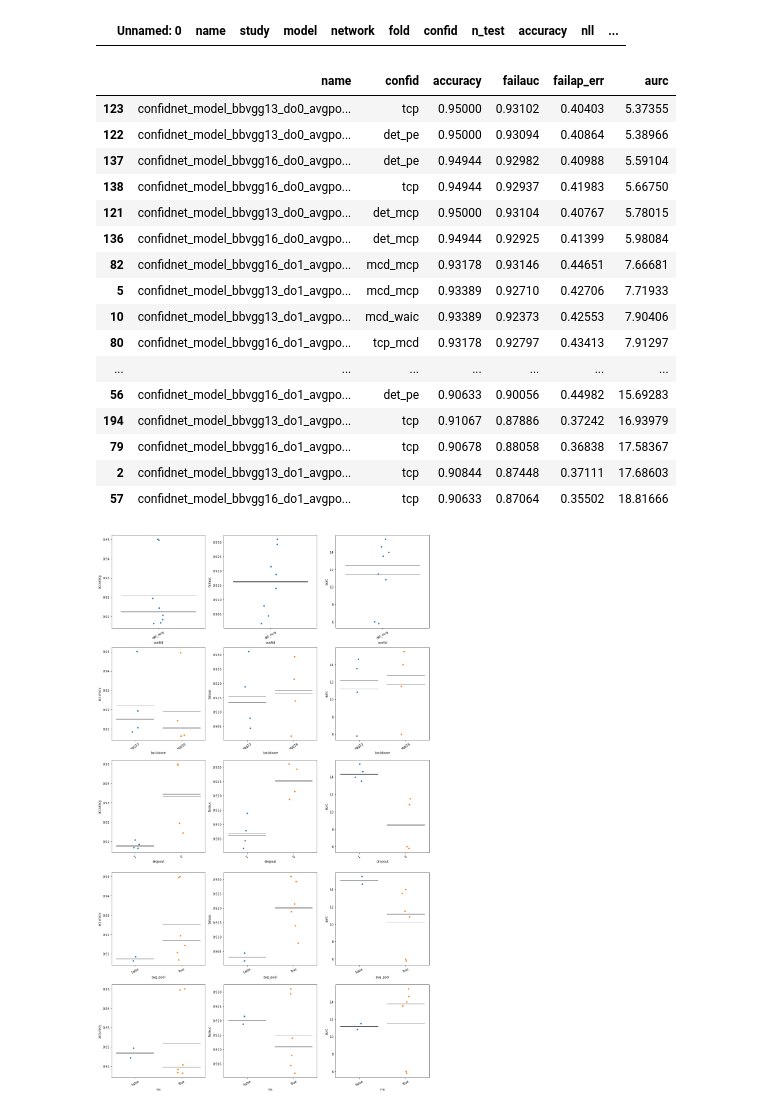
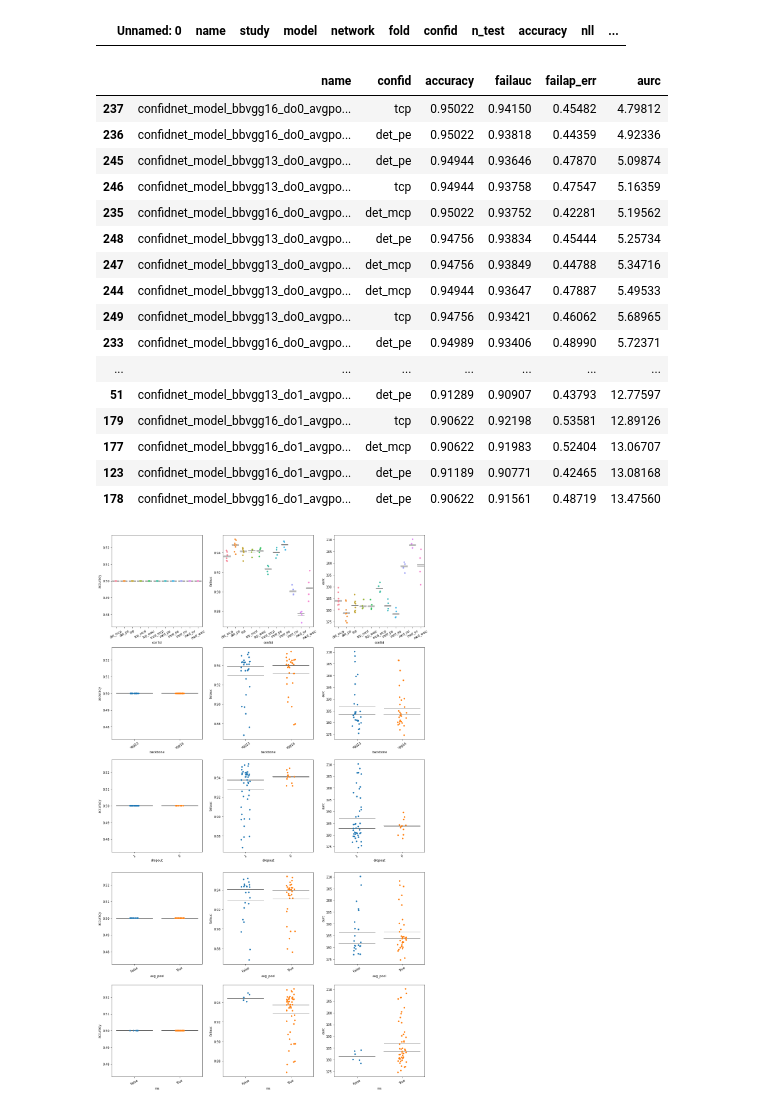
Before and after one commit to IML-DKFZ/fd-shifts, a Jupyter notebook: notebooks/dropout_ms_sweep.ipynb, the cells around one changed output. Drawn from its saved outputs; the diff is of its cells as text; code cells hidden in the pictures.

```diff
--- a/notebooks/dropout_ms_sweep.ipynb
+++ b/notebooks/dropout_ms_sweep.ipynb
@@ -43,7 +43,7 @@ df.groupby("study").count()
 | new_class_study_tinyimagenet_resi... | 56 | 56 | 56 | 56 | 56 | 56 | 56 | 56 | 0 | 0 | ... |
 | new_class_study_tinyimagenet_resi... | 56 | 56 | 56 | 56 | 56 | 56 | 56 | 56 | 0 | 0 | ... |
 # %%
-df_clean = df.drop_duplicates(subset=["name", "study", "model", "network", "confid"])
+df_clean = df.drop_duplicates(subset=["name", "study", "model", "network", "confid"], keep="last")
 # %%
 len(df_clean)
 # %% [output]
@@ -75,22 +75,22 @@ pd.set_option('display.max_colwidth', -1)
 df[(df.study == "iid_study") & ~(df.name.str.contains("det"))][["name", "confid", "accuracy", "failauc", "failap_err", "aurc"]].sort_values(by="aurc", ascending=True)
 # %% [output]
 |  | name | confid | accuracy | failauc | failap_err | aurc |
-| 123 | confidnet_model_bbvgg13_do0_avgpo... | tcp | 0.95000 | 0.93102 | 0.40403 | 5.37355 |
-| 122 | confidnet_model_bbvgg13_do0_avgpo... | det_pe | 0.95000 | 0.93094 | 0.40864 | 5.38966 |
-| 137 | confidnet_model_bbvgg16_do0_avgpo... | det_pe | 0.94944 | 0.92982 | 0.40988 | 5.59104 |
-| 138 | confidnet_model_bbvgg16_do0_avgpo... | tcp | 0.94944 | 0.92937 | 0.41983 | 5.66750 |
-| 121 | confidnet_model_bbvgg13_do0_avgpo... | det_mcp | 0.95000 | 0.93104 | 0.40767 | 5.78015 |
-| 136 | confidnet_model_bbvgg16_do0_avgpo... | det_mcp | 0.94944 | 0.92925 | 0.41399 | 5.98084 |
-| 82 | confidnet_model_bbvgg16_do1_avgpo... | mcd_mcp | 0.93178 | 0.93146 | 0.44651 | 7.66681 |
-| 5 | confidnet_model_bbvgg13_do1_avgpo... | mcd_mcp | 0.93389 | 0.92710 | 0.42706 | 7.71933 |
-| 10 | confidnet_model_bbvgg13_do1_avgpo... | mcd_waic | 0.93389 | 0.92373 | 0.42553 | 7.90406 |
-| 80 | confidnet_model_bbvgg16_do1_avgpo... | tcp_mcd | 0.93178 | 0.92797 | 0.43413 | 7.91297 |
+| 237 | confidnet_model_bbvgg16_do0_avgpo... | tcp | 0.95022 | 0.94150 | 0.45482 | 4.79812 |
+| 236 | confidnet_model_bbvgg16_do0_avgpo... | det_pe | 0.95022 | 0.93818 | 0.44359 | 4.92336 |
+| 245 | confidnet_model_bbvgg13_do0_avgpo... | det_pe | 0.94944 | 0.93646 | 0.47870 | 5.09874 |
+| 246 | confidnet_model_bbvgg13_do0_avgpo... | tcp | 0.94944 | 0.93758 | 0.47547 | 5.16359 |
+| 235 | confidnet_model_bbvgg16_do0_avgpo... | det_mcp | 0.95022 | 0.93752 | 0.42281 | 5.19562 |
+| 248 | confidnet_model_bbvgg13_do0_avgpo... | det_pe | 0.94756 | 0.93834 | 0.45444 | 5.25734 |
+| 247 | confidnet_model_bbvgg13_do0_avgpo... | det_mcp | 0.94756 | 0.93849 | 0.44788 | 5.34716 |
+| 244 | confidnet_model_bbvgg13_do0_avgpo... | det_mcp | 0.94944 | 0.93647 | 0.47887 | 5.49533 |
+| 249 | confidnet_model_bbvgg13_do0_avgpo... | tcp | 0.94756 | 0.93421 | 0.46062 | 5.68965 |
+| 233 | confidnet_model_bbvgg16_do0_avgpo... | det_pe | 0.94989 | 0.93406 | 0.48990 | 5.72371 |
 | ... | ... | ... | ... | ... | ... | ... |
-| 56 | confidnet_model_bbvgg16_do1_avgpo... | det_pe | 0.90633 | 0.90056 | 0.44982 | 15.69283 |
-| 194 | confidnet_model_bbvgg13_do1_avgpo... | tcp | 0.91067 | 0.87886 | 0.37242 | 16.93979 |
-| 79 | confidnet_model_bbvgg16_do1_avgpo... | tcp | 0.90678 | 0.88058 | 0.36838 | 17.58367 |
-| 2 | confidnet_model_bbvgg13_do1_avgpo... | tcp | 0.90844 | 0.87448 | 0.37111 | 17.68603 |
-| 57 | confidnet_model_bbvgg16_do1_avgpo... | tcp | 0.90633 | 0.87064 | 0.35502 | 18.81666 |
+| 51 | confidnet_model_bbvgg13_do1_avgpo... | det_pe | 0.91289 | 0.90907 | 0.43793 | 12.77597 |
+| 179 | confidnet_model_bbvgg16_do1_avgpo... | tcp | 0.90622 | 0.92198 | 0.53581 | 12.89126 |
+| 177 | confidnet_model_bbvgg16_do1_avgpo... | det_mcp | 0.90622 | 0.91983 | 0.52404 | 13.06707 |
+| 123 | confidnet_model_bbvgg16_do1_avgpo... | det_pe | 0.91189 | 0.90771 | 0.42465 | 13.08168 |
+| 178 | confidnet_model_bbvgg16_do1_avgpo... | det_pe | 0.90622 | 0.91561 | 0.48719 | 13.47560 |
 # %%
 ##  observations:
 ##  iid: cosine > multilr. norm equal. vgg16_do_false: good accuracy, horrible auc/aurc. if vgg16, then with do.
@@ -105,22 +105,22 @@ df["avg_pool"] = df.apply(lambda row: True if "avgpoolTrue" in row["name"] else
 df["ms"] = df.apply(lambda row: False if "msFalse" in row["name"] else True, axis=1)
 # %%
 
-data =  df[(df.study == "iid_study") & (df.confid == "det_mcp") ]
+data =  df[(df.study == "new_class_study_tinyimagenet_original_mode") ]
 #data =  df[(df.study == "iid_study")  & (df.backbone == "vgg16") ]
 dims = ["confid", "backbone", "dropout", "avg_pool", "ms"]
 metrics = ["accuracy", "failauc", "aurc"]
 scale = 5
 f, axs = plt.subplots(nrows=len(dims), ncols=len(metrics), figsize=(len(metrics)*scale, len(dims)*scale))
 for xix, dim in enumerate(dims):
     for yix, metric in enumerate(metrics):
         y = metric
         sns.stripplot(ax=axs[xix, yix], x=dim, y=metric, data=data)
         sns.boxplot(ax=axs[xix, yix], x=dim, y=metric, data=data, saturation=0, showbox=False, showcaps=False, showfliers=False, whiskerprops=whiskerprops, showmeans=True, meanprops=meanprops, meanline=True)
         axs[xix, yix].set_xticklabels(axs[xix, yix].get_xticklabels(),rotation=30)
 
 plt.tight_layout()
 # %% [output]
-[figure, old version]
+[figure, new version]
 # %%
 sns.stripplot(x="pure_det", y="accuracy", data=df[(df.study == "iid_study") & (df.confid== "det_mcp")])
 sns.boxplot(x="pure_det", y="accuracy", data=df[(df.study == "iid_study") & (df.confid== "det_mcp")], saturation=0, showbox=False, showcaps=False, showfliers=False, whiskerprops=whiskerprops, showmeans=True, meanprops=meanprops, meanline=True)
```
Also changed, not shown: parts of 3 cells of this notebook, 22 other files.
